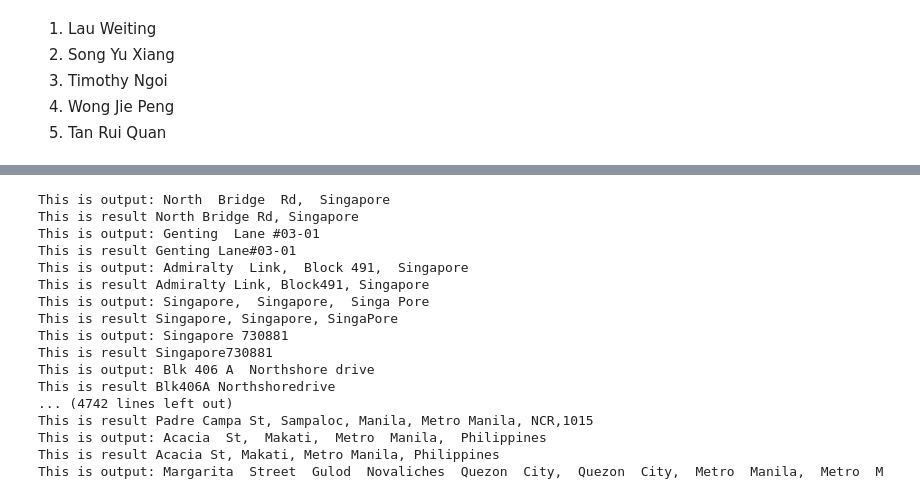
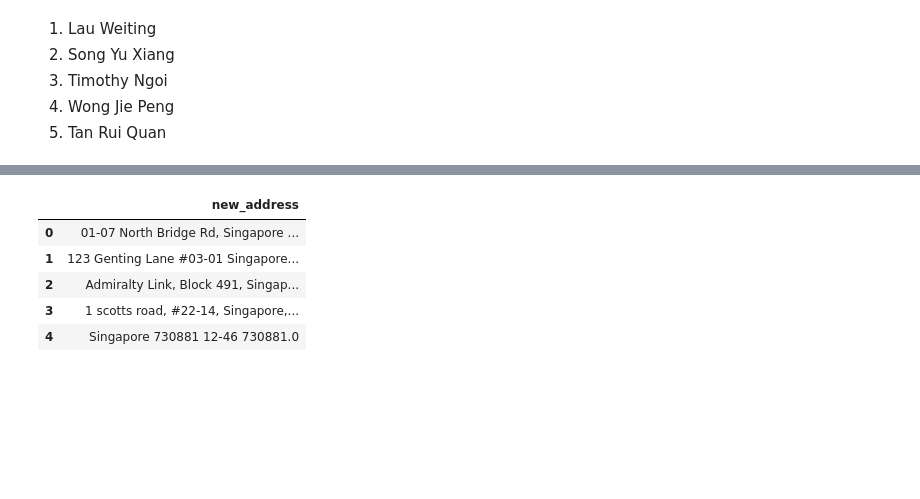
Before and after one commit to mcbebu/Sleep-Code-Repeat, a Jupyter notebook: Cleaning of Data.ipynb, the cells around one changed output, grey strips where cells are left out. Drawn from its saved outputs; the diff is of its cells as text; code cells hidden in the pictures; blank space fills up the shorter version.

```diff
--- a/Cleaning of Data.ipynb
+++ b/Cleaning of Data.ipynb
@@ -30,50 +27,0 @@ df1.head()
-# %%
-# string = re.findall('[A-Z][^A-Z]*',df1['address1'])
-# Split it by the Uppercase first
-
-def split_it_by_uppercase(location):
-    # Split by Space first, if it is equals to 1
-    x = location.split(" ")
-    if len(x) >1:
-        output = re.findall('[A-Z][^A-Z]*',location)
-        output = " ".join(output)
-        print("This is output:", output)
-
-        count = 0
-        result_str = ""
-        for letters in output:
-            if letters.isspace():
-                count += 1
-            elif not letters.isspace() and count <= 1:
-                result_str += letters
-                count = 0
-            elif not letters.isspace() and count > 1:
-                result_str += " " + letters
-                count = 0
-
-        print("This is result", result_str)
-
-
-        return result_str
-    else:
-        return location
-
-df1['address1'] = df1['address1'].apply(split_it_by_uppercase)
-# %% [output]
-This is output: North  Bridge  Rd,  Singapore
-This is result North Bridge Rd, Singapore
-This is output: Genting  Lane #03-01
-This is result Genting Lane#03-01
-This is output: Admiralty  Link,  Block 491,  Singapore
-This is result Admiralty Link, Block491, Singapore
-This is output: Singapore,  Singapore,  Singa Pore
-This is result Singapore, Singapore, SingaPore
-This is output: Singapore 730881
-This is result Singapore730881
-This is output: Blk 406 A  Northshore drive
-This is result Blk406A Northshoredrive
-... (4742 lines left out)
-This is result Padre Campa St, Sampaloc, Manila, Metro Manila, NCR,1015
-This is output: Acacia  St,  Makati,  Metro  Manila,  Philippines
-This is result Acacia St, Makati, Metro Manila, Philippines
-This is output: Margarita  Street  Gulod  Novaliches  Quezon  City,  Quezon  City,  Metro  Manila,  Metro  M
@@ -79,0 +32,9 @@ This is output: Margarita  Street  Gulod  Novaliches  Quezon  City,  Quezon  Cit
+# %%
+df2.head()
+# %% [output]
+|  | new_address |
+| 0 | 01-07 North Bridge Rd, Singapore ... |
+| 1 | 123 Genting Lane #03-01 Singapore... |
+| 2 | Admiralty Link, Block 491, Singap... |
+| 3 | 1 scotts road, #22-14, Singapore,... |
+| 4 | Singapore 730881 12-46 730881.0 |
```
Also changed, not shown: parts of 11 cells of this notebook.
